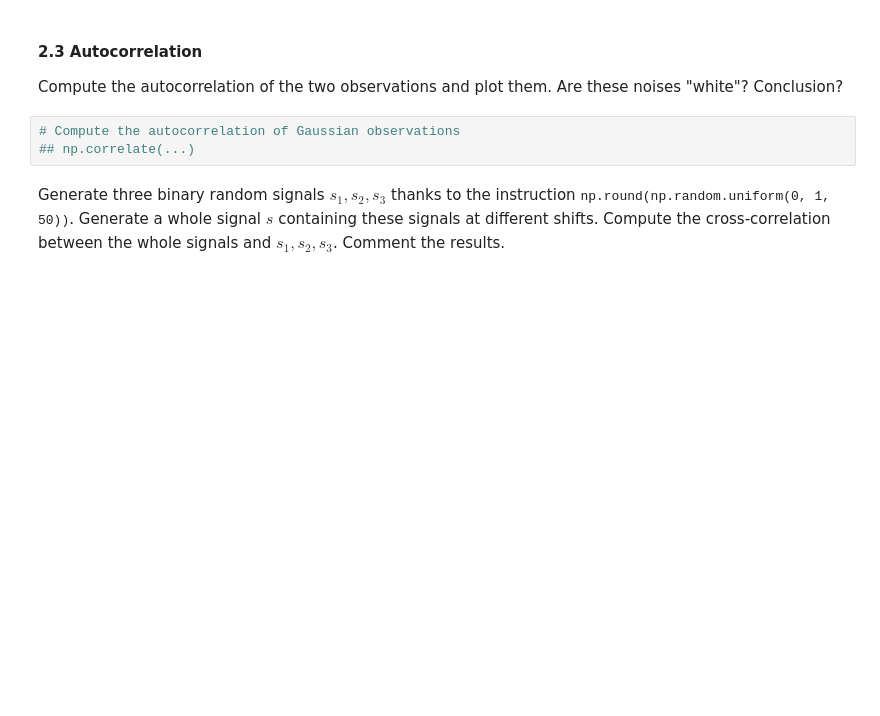
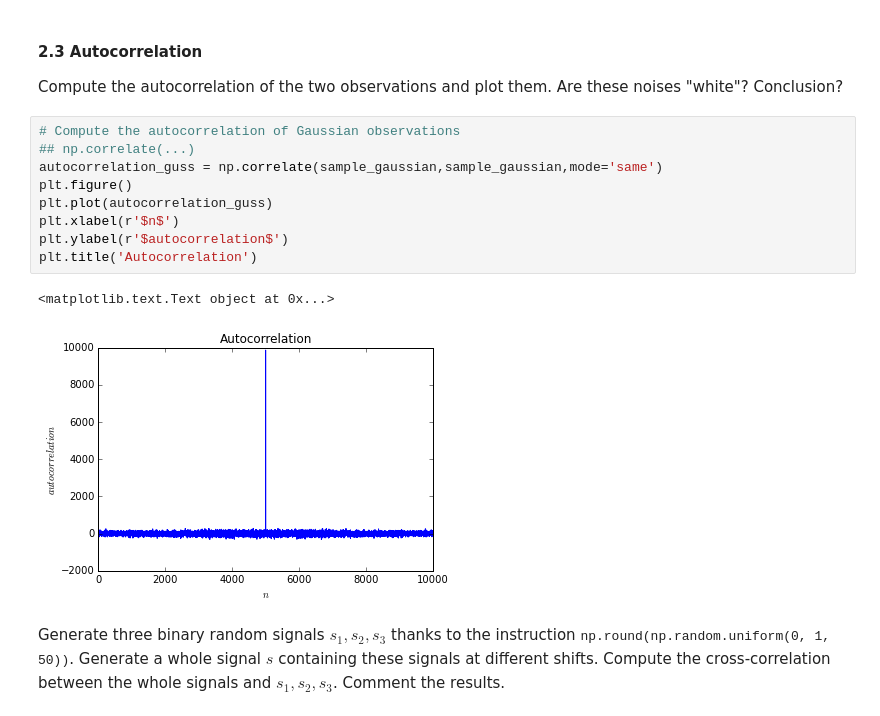
Before and after one commit to HassanZaalVIBOT/DSP-TP-1617, a Jupyter notebook: Lab1/python/Lab1.ipynb, the cells around one changed output. Saved outputs shown, nothing was run; the diff lists cells and outputs as text; blank space fills up the shorter version.

```diff
--- a/Lab1/python/Lab1.ipynb
+++ b/Lab1/python/Lab1.ipynb
@@ -272,8 +272,17 @@ n, bins, patches = plt.hist(uniform_distribution, 50, alpha=0.25)
 # %% [markdown]
 #### 2.3 Autocorrelation
 Compute the autocorrelation of the two observations and plot them. Are these noises "white"? Conclusion?
-# %%
-# Compute the autocorrelation of Gaussian observations
-## np.correlate(...)
+# %%
+# Compute the autocorrelation of Gaussian observations
+## np.correlate(...)
+autocorrelation_guss = np.correlate(sample_gaussian,sample_gaussian,mode='same')
+plt.figure()
+plt.plot(autocorrelation_guss)
+plt.xlabel(r'$n$')
+plt.ylabel(r'$autocorrelation$')
+plt.title('Autocorrelation')
+# %% [output]
+<matplotlib.text.Text object at 0x...>
+[figure, added]
 # %% [markdown]
 Generate three binary random signals $s_1, s_2, s_3$ thanks to the instruction <tt>np.round(np.random.uniform(0, 1, 50))</tt>. Generate a whole signal $s$ containing these signals at different shifts. Compute the cross-correlation between the whole signals and $s_1, s_2, s_3$. Comment the results.
```
Also changed, not shown: parts of 4 cells of this notebook.
